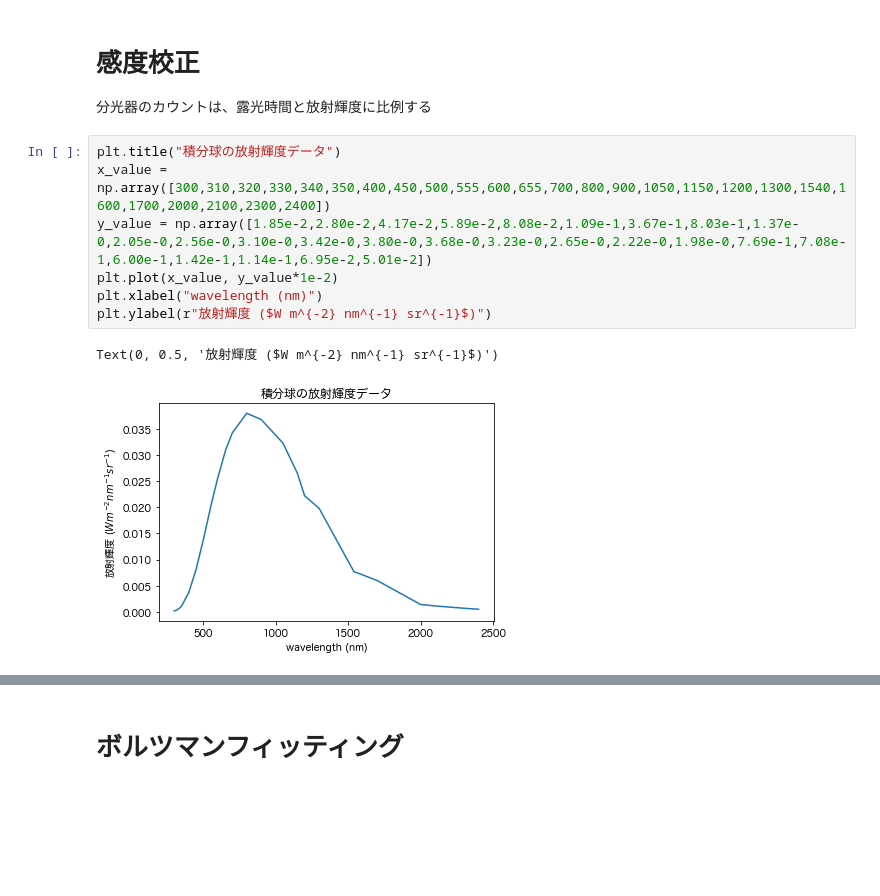
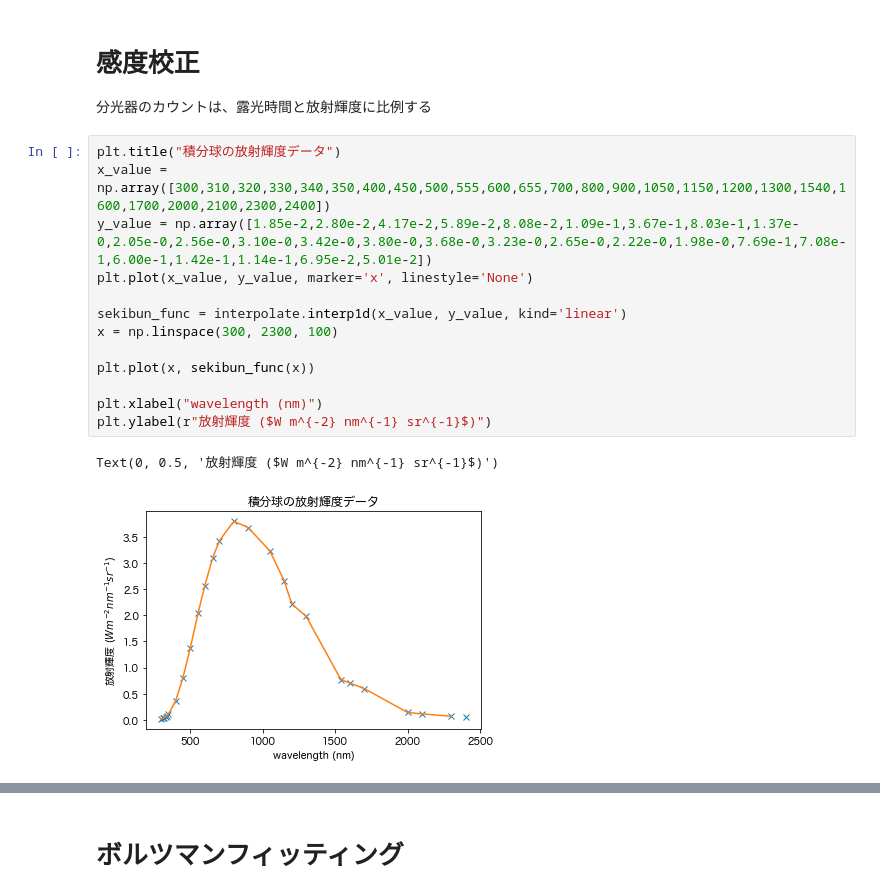
Before and after one commit to AtsushiNi/myLeprecon, a Jupyter notebook: niihama/plasma-data-12-08.ipynb, the cells around one changed output, grey strips where cells are left out. Cells and saved outputs as stored; diff of their text form; blank space fills up the shorter version.

```diff
--- a/niihama/plasma-data-12-08.ipynb
+++ b/niihama/plasma-data-12-08.ipynb
@@ -152,10 +317,16 @@ Text(0, 0.5, 'area')
 # %%
 plt.title("積分球の放射輝度データ")
 x_value = np.array([300,310,320,330,340,350,400,450,500,555,600,655,700,800,900,1050,1150,1200,1300,1540,1600,1700,2000,2100,2300,2400])
 y_value = np.array([1.85e-2,2.80e-2,4.17e-2,5.89e-2,8.08e-2,1.09e-1,3.67e-1,8.03e-1,1.37e-0,2.05e-0,2.56e-0,3.10e-0,3.42e-0,3.80e-0,3.68e-0,3.23e-0,2.65e-0,2.22e-0,1.98e-0,7.69e-1,7.08e-1,6.00e-1,1.42e-1,1.14e-1,6.95e-2,5.01e-2])
-plt.plot(x_value, y_value*1e-2)
+plt.plot(x_value, y_value, marker='x', linestyle='None')
+
+sekibun_func = interpolate.interp1d(x_value, y_value, kind='linear')
+x = np.linspace(300, 2300, 100)
+
+plt.plot(x, sekibun_func(x))
+
 plt.xlabel("wavelength (nm)")
 plt.ylabel(r"放射輝度 ($W m^{-2} nm^{-1} sr^{-1}$)")
 # %% [output]
 Text(0, 0.5, '放射輝度 ($W m^{-2} nm^{-1} sr^{-1}$)')
-[figure, old version]
+[figure, new version]
```
Also changed, not shown: parts of 18 cells of this notebook, 3 other files.
